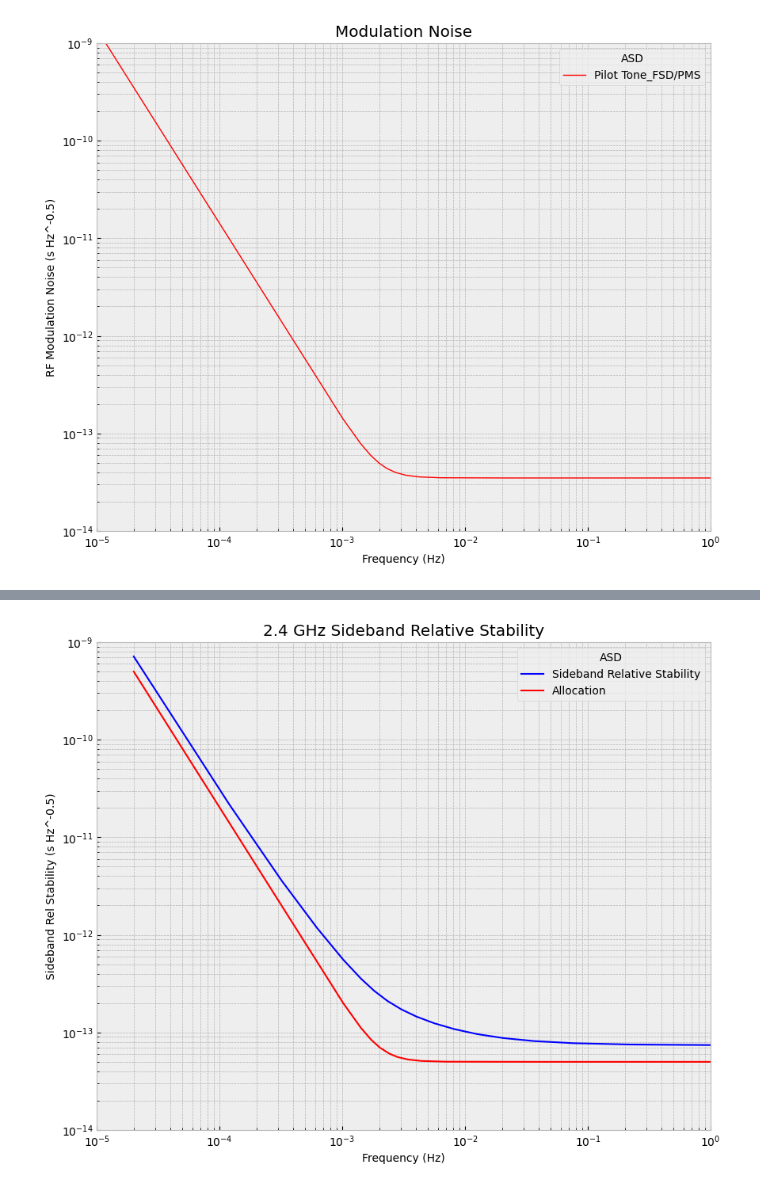
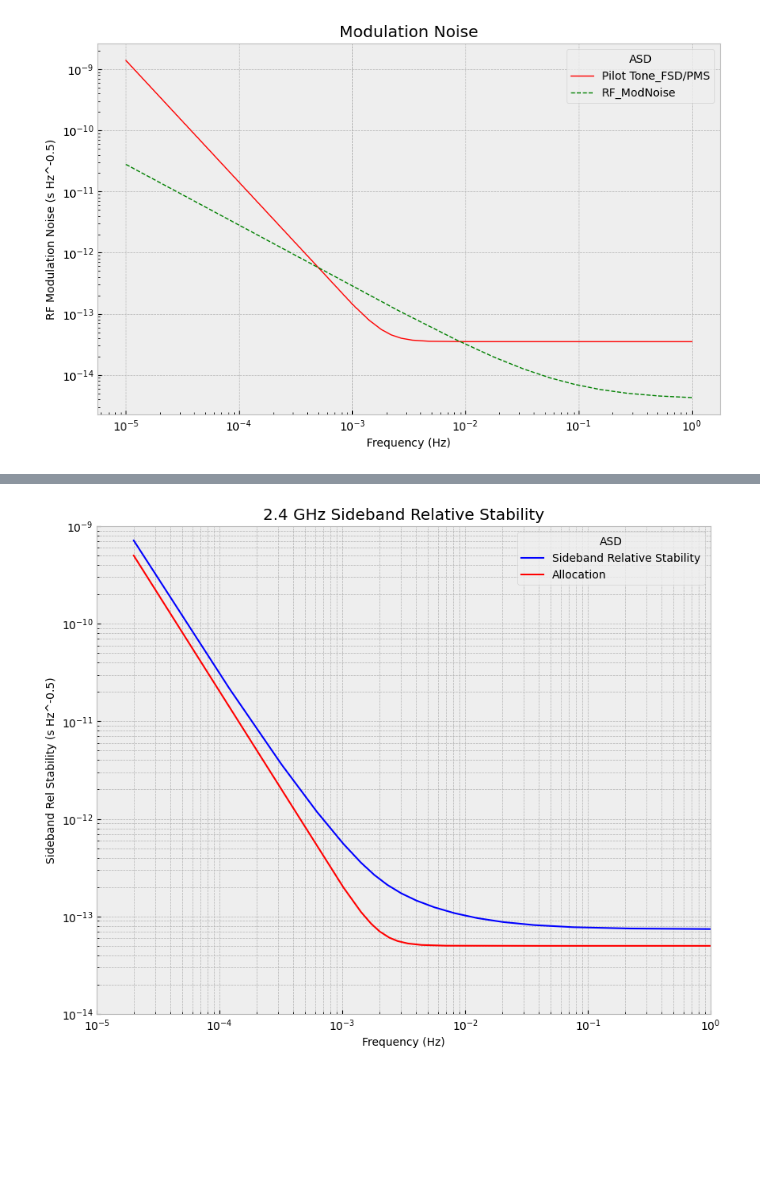
Before and after one commit to raidurgesh/RFNoise, a Jupyter notebook: RFModErr0.ipynb, the cells around one changed output, grey strips where cells are left out. Cells and saved outputs as stored; diff of their text form; code cells hidden in the pictures; blank space fills up the shorter version.

```diff
--- a/RFModErr0.ipynb
+++ b/RFModErr0.ipynb
@@ -30,18 +30,16 @@ ModErr=(16 * np.sin(L_arm*2*pi*freq/C)**2*np.sin(2*L_arm*2*pi*freq/C)**2*(6*fhet
 # Mod Error Allocation (m Hz^-0.5)
 ModErr_Allocation=(H2_xx)**0.5*3.3e-12*(1+(2e-3/freq)**4)**0.5
 # %%
-plt.figure(figsize=(10,8))
+plt.figure(figsize=(10,6))
 plt.plot(freq, Timing_Stability_FDS, 'r-',label = "Pilot Tone_FSD/PMS", linewidth=1.0)
-#plt.plot(freq, RF_ModNoise, 'b-',label = "RF_ModNoise", linewidth=1.0)
+#plt.plot(freq, Timing_Stability_PMS, 'k--',label = "Pilot Tone_PMS", linewidth=1.0)
+plt.plot(freq, RF_ModNoise, 'g--',label = "RF_ModNoise", linewidth=1.0)
 plt.yscale("log")
 plt.xscale("log")
-plt.ylim(1e-14, 1e-9)
-plt.xlim(1e-5, 1)
 plt.title("Modulation Noise")
 plt.xlabel("Frequency (Hz)")
 plt.ylabel("RF Modulation Noise (s Hz^-0.5)")
 plt.legend(title = "ASD")
-plt.grid(visible=None, which='minor', axis='both')
 plt.show()
 # %% [output]
-[figure, old version]
+[figure, new version]
```
Also changed, not shown: parts of 9 cells of this notebook.
